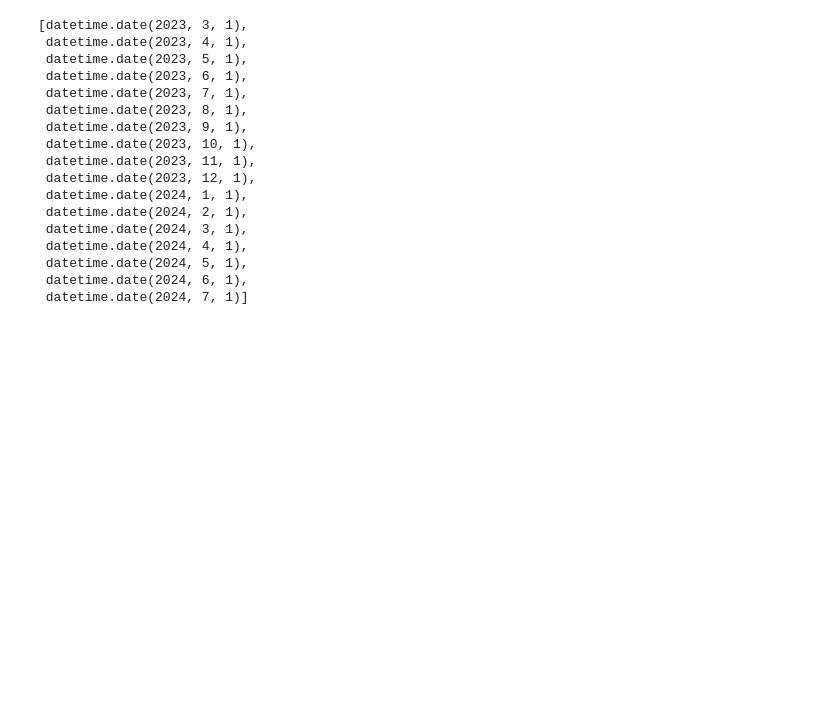
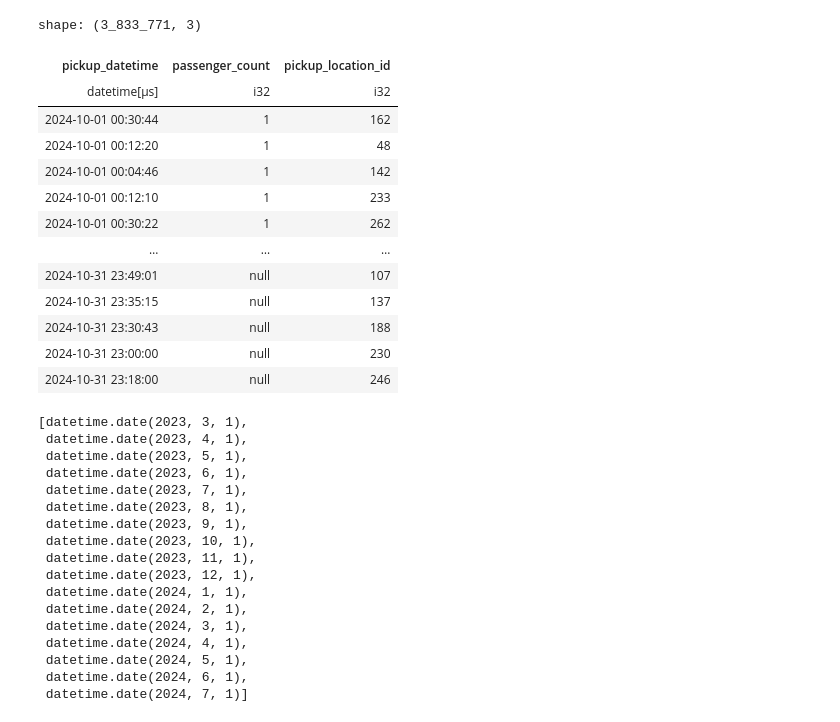
Before and after one commit to slafaurie/taxi_demand_service, a Jupyter notebook: notebooks/01_load_and_validate_raw_data.ipynb, the cells around one changed output. Saved outputs shown, nothing was run; the diff lists cells and outputs as text; code cells hidden in the pictures; blank space fills up the shorter version.

```diff
--- a/notebooks/01_load_and_validate_raw_data.ipynb
+++ b/notebooks/01_load_and_validate_raw_data.ipynb
@@ -19,3 +73,60 @@ logger = get_logger(__name__)
+# %%
+class NYCTaxiSchema:
+
+    schema = [
+        {"raw_name": "tpep_pickup_datetime", "clean_name": "pickup_datetime", "type": pl.Datetime},
+        {"raw_name": "passenger_count", "clean_name": "passenger_count", "type": pl.Int32},
+        {"raw_name": "PULocationID", "clean_name": "pickup_location_id", "type": pl.Int32}
+    ]
+
+    @classmethod
+    def _get_raw_names(cls) -> list:
+        return [x.get('raw_name') for x in cls.schema]
+
+    @classmethod
+    def _get_raw_to_clean_names_mapping(cls) -> dict:
+        return { x.get('raw_name'):x.get('clean_name') for x in cls.schema }
+
+    @classmethod
+    def _get_type_mapping(cls) -> dict:
+        return { x.get('clean_name'):x.get('type') for x in cls.schema }
+
+    @classmethod
+    def enforce_schema(cls, df: pl.DataFrame) -> pl.DataFrame:
+        return (
+            df
+            .select(cls._get_raw_names())
+            .rename(cls._get_raw_to_clean_names_mapping())
+            .cast(cls._get_type_mapping())
+        )
+
+RAW_SCHEMA = {
+    "tpep_pickup_datetime": {"clean_name": "pickup_datetime", "type": pl.Datetime},
+    "passenger_count": {"clean_name": "passenger_count", "type": pl.Int32},
+    "PULocationID": {"clean_name": "pickup_location_id", "type": pl.Int32}
+}
+
+(
+    df
+    .select(RAW_SCHEMA.keys())
+    .rename({key: val.get('clean_name') for key,val in RAW_SCHEMA.items()})
+    .cast({val.get('clean_name'): val.get('type') for val in RAW_SCHEMA.values()})
+)
+# %% [output]
+shape: (3_833_771, 3)
+| pickup_datetime | passenger_count | pickup_location_id |
+| datetime[μs] | i32 | i32 |
+| 2024-10-01 00:30:44 | 1 | 162 |
+| 2024-10-01 00:12:20 | 1 | 48 |
+| 2024-10-01 00:04:46 | 1 | 142 |
+| 2024-10-01 00:12:10 | 1 | 233 |
+| 2024-10-01 00:30:22 | 1 | 262 |
+| … | … | … |
+| 2024-10-31 23:49:01 | null | 107 |
+| 2024-10-31 23:35:15 | null | 137 |
+| 2024-10-31 23:30:43 | null | 188 |
+| 2024-10-31 23:00:00 | null | 230 |
+| 2024-10-31 23:18:00 | null | 246 |
 # %%
 from datetime import datetime, date
 
```
Also changed, not shown: parts of 6 cells of this notebook, 10 other files.
